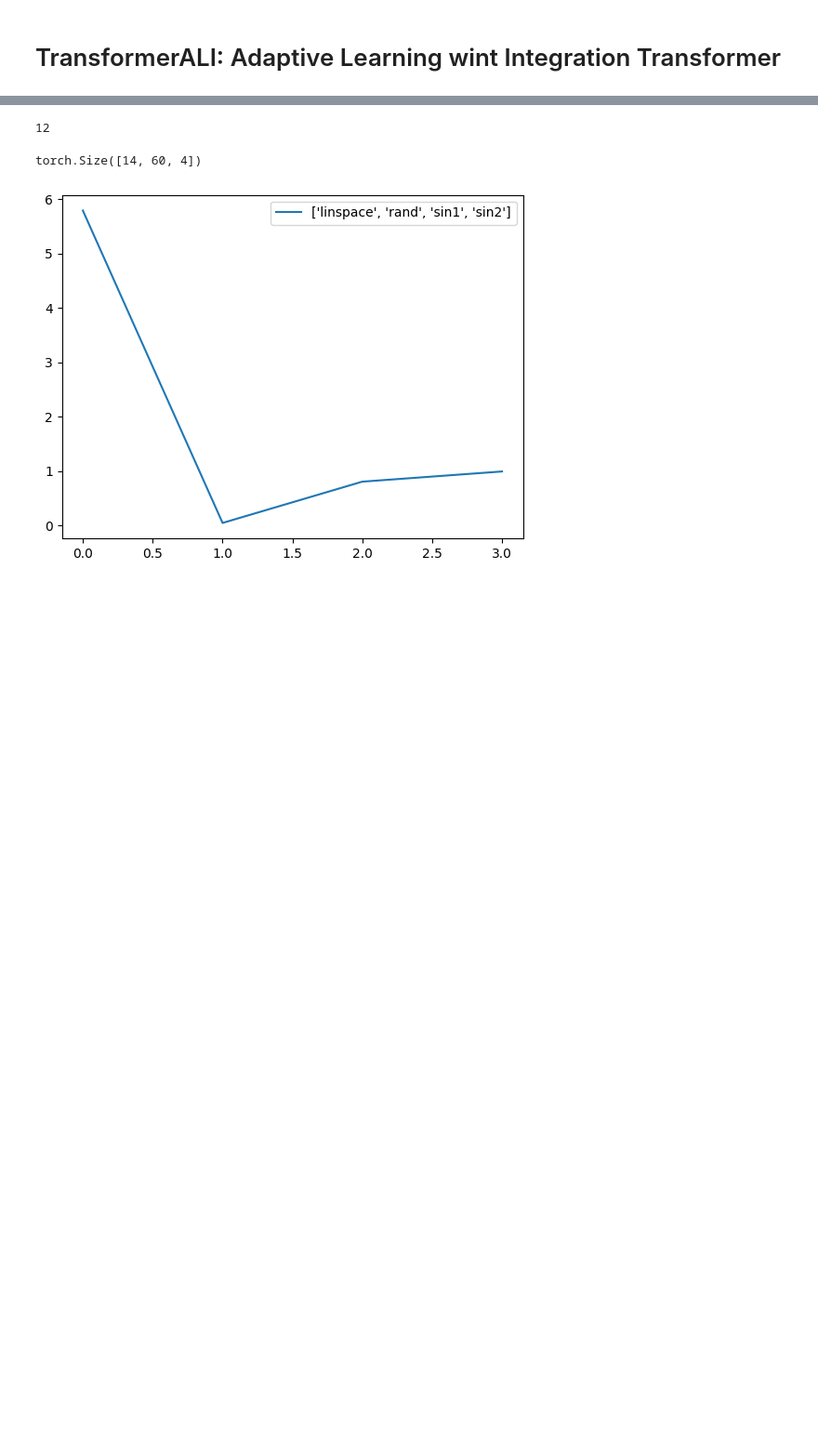
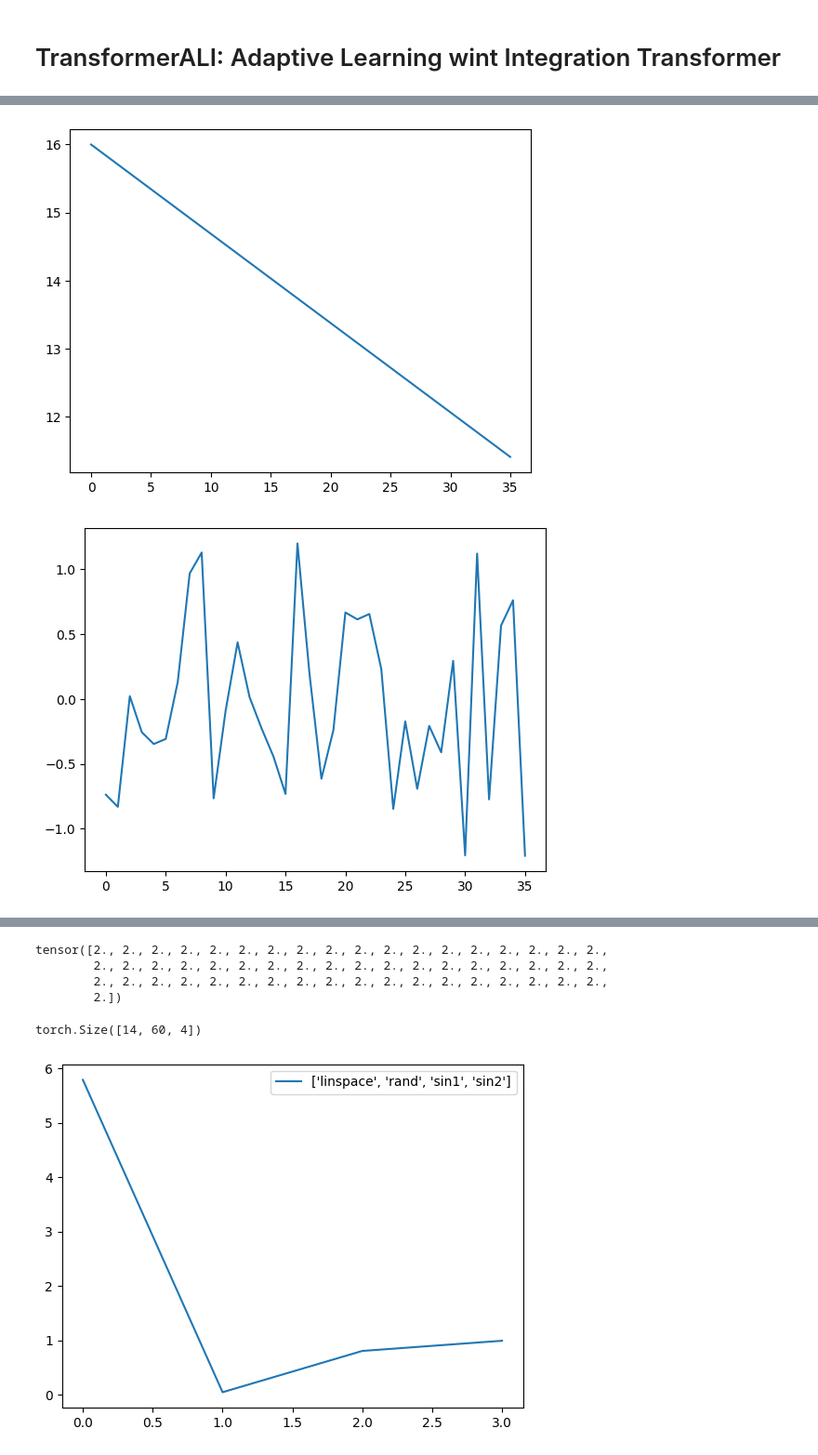
Before and after one commit to alihan-ozturk/attention-is-all-you-need, a Jupyter notebook: Untitled54 (1).ipynb, the cells around one changed output, grey strips where cells are left out. Shown at 93% size. Saved outputs shown, nothing was run; the diff lists cells and outputs as text; code cells hidden in the pictures; blank space fills up the shorter version.

```diff
--- a/Untitled54 (1).ipynb
+++ b/Untitled54 (1).ipynb
@@ -431,0 +437,8 @@ plt.show()
+# %%
+for i in range(var):
+    # plt.plot(outputs[:, i])
+    plt.plot(src[:, 0, i])
+    plt.show()
+# %% [output]
+[figure, added]
+[figure, added]
@@ -432,6 +447,10 @@ plt.show()
 # %%
+src[:, 0, 2]
 # %% [output]
-12
+tensor([2., 2., 2., 2., 2., 2., 2., 2., 2., 2., 2., 2., 2., 2., 2., 2., 2., 2.,
+        2., 2., 2., 2., 2., 2., 2., 2., 2., 2., 2., 2., 2., 2., 2., 2., 2., 2.,
+        2., 2., 2., 2., 2., 2., 2., 2., 2., 2., 2., 2., 2., 2., 2., 2., 2., 2.,
+        2.])
 # %%
 # %% [output]
 torch.Size([14, 60, 4])
```
Also changed, not shown: parts of 10 cells of this notebook.
